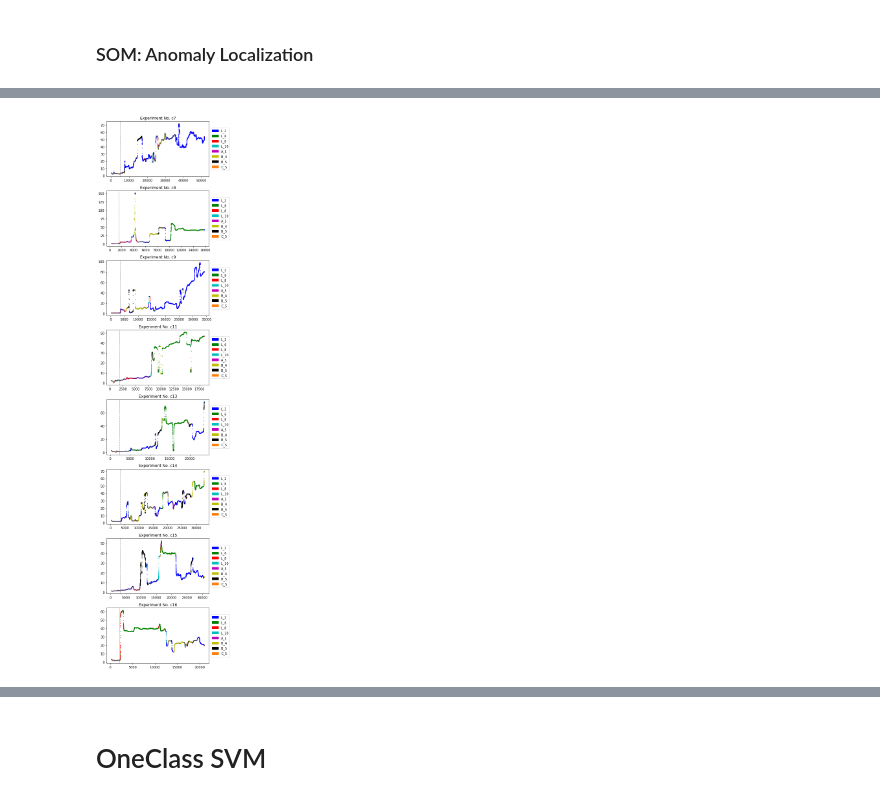
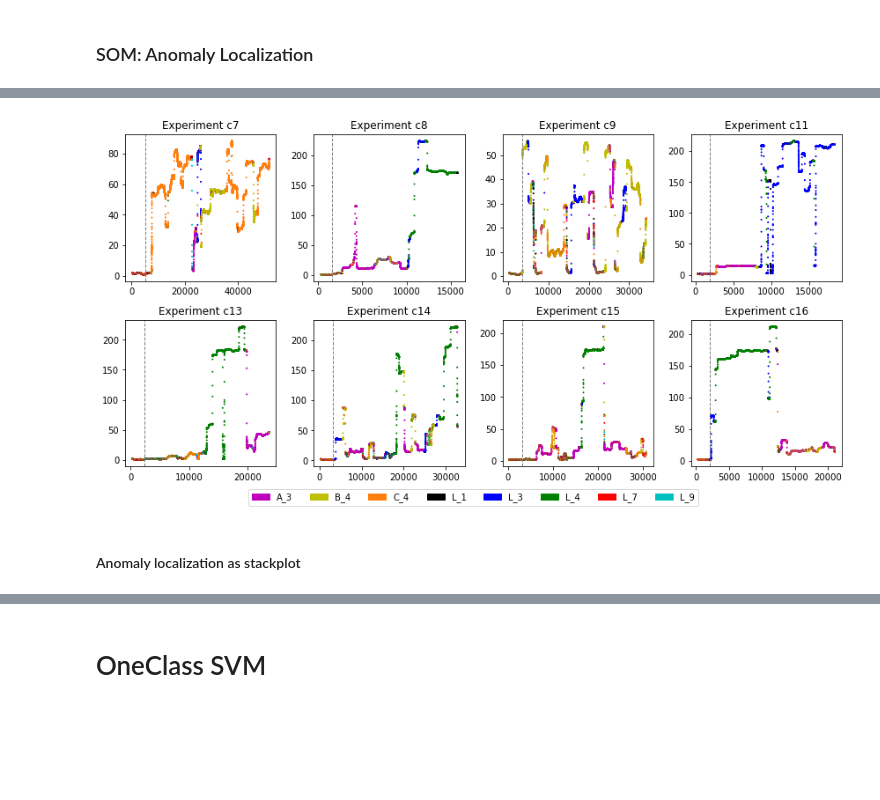
Before and after one commit to dglttr/dm_seminar_ws2020, a Jupyter notebook: notebooks/main.ipynb, the cells around one changed output, grey strips where cells are left out. Cells and saved outputs as stored; diff of their text form; code cells hidden in the pictures; blank space fills up the shorter version.

Commit message:
[MOD] Change plots & do some cleanup

```diff
--- a/notebooks/main.ipynb
+++ b/notebooks/main.ipynb
@@ -46,19 +46,21 @@ C_cols = ['C_1', 'C_2', 'C_3', 'C_4', 'C_5']
 column_groups = [L_cols, A_cols, B_cols, C_cols]
 
 # From feature selection
-COLS_TO_INCLUDE = ["L_2", "L_6", "L_8", "L_10", "A_5", "B_4", "B_5", "C_5"]  # regression: threshold 0.6
+#COLS_TO_INCLUDE = ['A_3', 'B_4', 'B_5', 'C_4', 'L_6', 'L_7', 'L_8', 'L_10']
 
 COLORMAP = {
-    "L_2": "b",
-    "L_6": "g",
-    "L_8": "r",
-    "L_10": "c",
-    "A_5": "m",
+    "A_3": "m",
     "B_4": "y",
-    "B_5": "k",
-    "C_5": "tab:orange"
+    "C_4": "tab:orange",
+    "L_1": "k",
+    "L_3": "b",
+    "L_4": "g",
+    "L_7": "r",
+    "L_9": "c",
 }
 
+COLS_TO_INCLUDE = list(COLORMAP.keys())
+
 print("Constants set.")
 # %% [output]
 Constants set.
@@ -269,39 +274,32 @@ Wall time: 1min 35s
 # %%
-legend_kwargs = {
-    "handles": [matplotlib.patches.Patch(color=value, label=key, edgecolor="b") for key, value in COLORMAP.items()],
-    "loc": "center right",
-    "bbox_to_anchor": (1.22, 0.5)
-}
+x_dim, y_dim = 2, 4
 
-"""
-plot_all_experiments(rolling_medians_som, experiment_names=list(files.keys()),
-                     test_train_split=TEST_TRAIN_SPLIT,
-                     savefig="C:/Users/Daniel/Desktop/SOM_final_anom_loc_50x50_10000epochs_noNorm.png",
-                     colors=colors_som_anom_loc,
-                     legend_kwargs=legend_kwargs)
-"""
-
-# Plot
-fig, ax = plt.subplots(8, 1)
-fig.set_size_inches(6, 24)
+fig, ax = plt.subplots(x_dim, y_dim)
+fig.set_size_inches(y_dim * 3, x_dim * 3)
 
 patches = [matplotlib.patches.Patch(color=value, label=key, edgecolor="b") for key, value in COLORMAP.items()]
 
 for i, dataset in enumerate(files.values()):
-    axis = ax[i]
+    row_idx = 0 if (i < y_dim) else 1
+    col_idx = i % y_dim
+
+    axis = ax[row_idx, col_idx]
     axis.scatter(x=rolling_medians_som[i].index, y=rolling_medians_som[i], c=colors_som_anom_loc[i][:-1], s=1)
-    axis.set_title(f"Experiment No. {list(files.keys())[i]}")
+    axis.set_title(f"Experiment {list(files.keys())[i]}")
 
     # Add test_train_split line
     test_train_split_index = int(len(dataset) * TEST_TRAIN_SPLIT)
     axis.axvline(x=test_train_split_index, color="grey", linestyle="--", linewidth=1)
 
-    # Add legend
-    axis.legend(handles=patches, loc="center right", bbox_to_anchor=(1.22, 0.5))
+# Add legend
+fig.legend(handles=patches, loc="lower center", ncol=len(files), bbox_to_anchor=(0.5, -0.05),
+           fancybox=True)
 
 plt.tight_layout()
 
-plt.savefig("C:/Users/Daniel/Desktop/SOM_final_anom_loc_50x50_10000epochs_noNorm.png")
+plt.savefig("C:/Users/Daniel/Desktop/SOM_anom_loc.png", dpi=500, bbox_inches="tight")
 plt.show()
 # %% [output]
-[figure, old version]
+[figure, new version]
+# %% [markdown]
+#### Anomaly localization as stackplot
```
Also changed, not shown: parts of 14 cells of this notebook.
